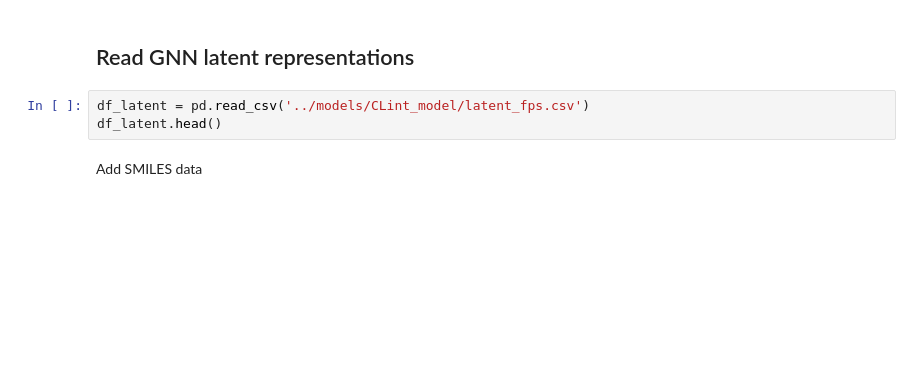
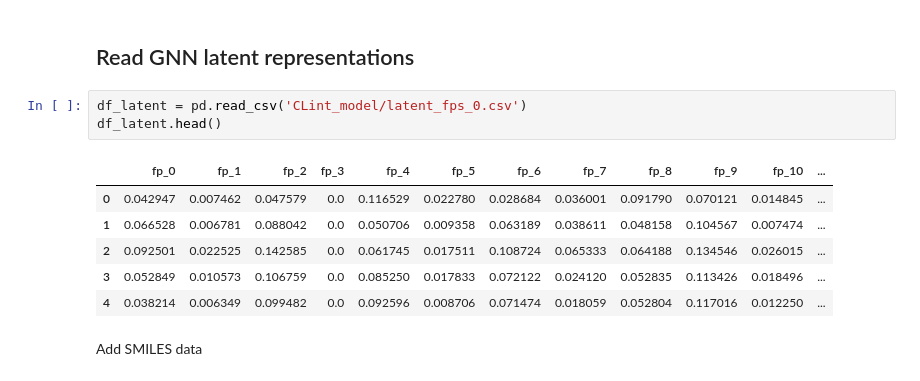
Before and after one commit to Novartis/UNIQUE, a Jupyter notebook: example_usage/ADME_public/Prepare_UNIQUE_input_CLint.ipynb, the cells around one changed output. Drawn from its saved outputs; the diff is of its cells as text; blank space fills up the shorter version.

```diff
--- a/example_usage/ADME_public/Prepare_UNIQUE_input_CLint.ipynb
+++ b/example_usage/ADME_public/Prepare_UNIQUE_input_CLint.ipynb
@@ -53,8 +99,15 @@ df.head()
 # %% [markdown]
 ## Read GNN latent representations
 # %%
-df_latent = pd.read_csv('../models/CLint_model/latent_fps.csv')
+df_latent = pd.read_csv('CLint_model/latent_fps_0.csv')
 df_latent.head()
+# %% [output]
+|  | fp_0 | fp_1 | fp_2 | fp_3 | fp_4 | fp_5 | fp_6 | fp_7 | fp_8 | fp_9 | fp_10 | ... |
+| 0 | 0.042947 | 0.007462 | 0.047579 | 0.0 | 0.116529 | 0.022780 | 0.028684 | 0.036001 | 0.091790 | 0.070121 | 0.014845 | ... |
+| 1 | 0.066528 | 0.006781 | 0.088042 | 0.0 | 0.050706 | 0.009358 | 0.063189 | 0.038611 | 0.048158 | 0.104567 | 0.007474 | ... |
+| 2 | 0.092501 | 0.022525 | 0.142585 | 0.0 | 0.061745 | 0.017511 | 0.108724 | 0.065333 | 0.064188 | 0.134546 | 0.026015 | ... |
+| 3 | 0.052849 | 0.010573 | 0.106759 | 0.0 | 0.085250 | 0.017833 | 0.072122 | 0.024120 | 0.052835 | 0.113426 | 0.018496 | ... |
+| 4 | 0.038214 | 0.006349 | 0.099482 | 0.0 | 0.092596 | 0.008706 | 0.071474 | 0.018059 | 0.052804 | 0.117016 | 0.012250 | ... |
 # %% [markdown]
 Add SMILES data
 # %%
```
Also changed, not shown: parts of 20 cells of this notebook, 2 other files.
